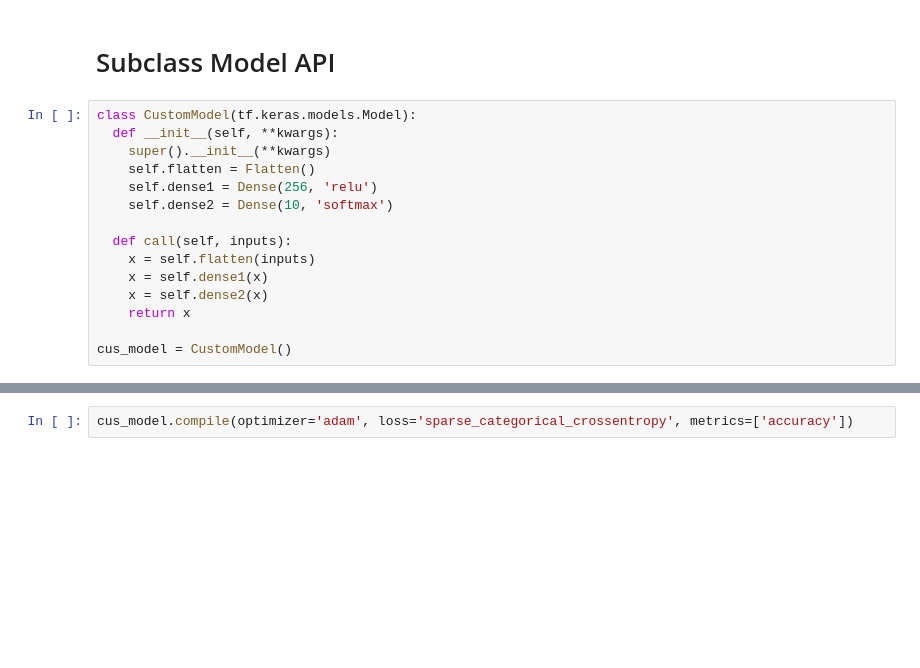
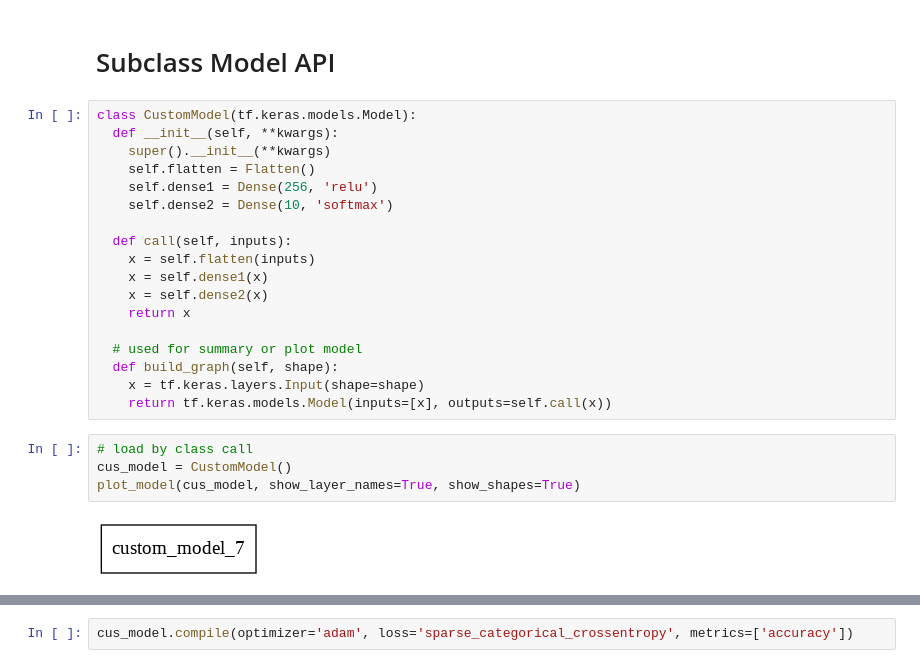
Before and after one commit to dongxiaohuang/Tensorflow2.0_notes, a Jupyter notebook: tf2_models_api_dnn.ipynb, the cells around one changed output, grey strips where cells are left out. Saved outputs shown, nothing was run; the diff lists cells and outputs as text; blank space fills up the shorter version.

```diff
--- a/tf2_models_api_dnn.ipynb
+++ b/tf2_models_api_dnn.ipynb
@@ -264,4 +228,13 @@ class CustomModel(tf.keras.models.Model):
     x = self.dense2(x)
     return x
 
-cus_model = CustomModel()
+  # used for summary or plot model
+  def build_graph(self, shape):
+    x = tf.keras.layers.Input(shape=shape)
+    return tf.keras.models.Model(inputs=[x], outputs=self.call(x))
+# %%
+# load by class call
+cus_model = CustomModel()
+plot_model(cus_model, show_layer_names=True, show_shapes=True)
+# %% [output]
+[figure, added]
```
Also changed, not shown: parts of 19 cells of this notebook.
